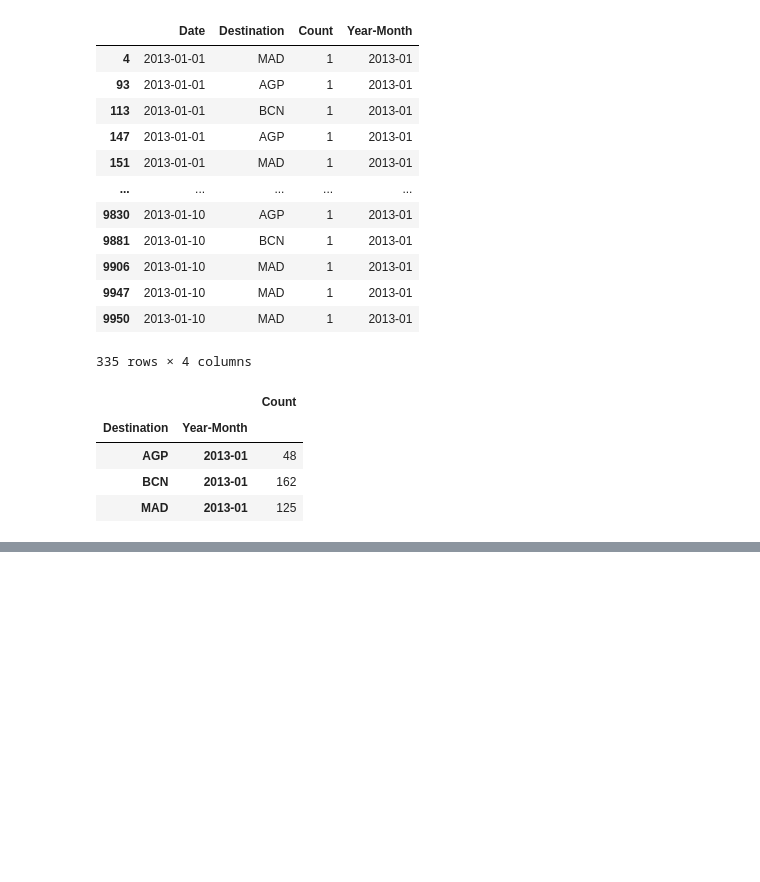
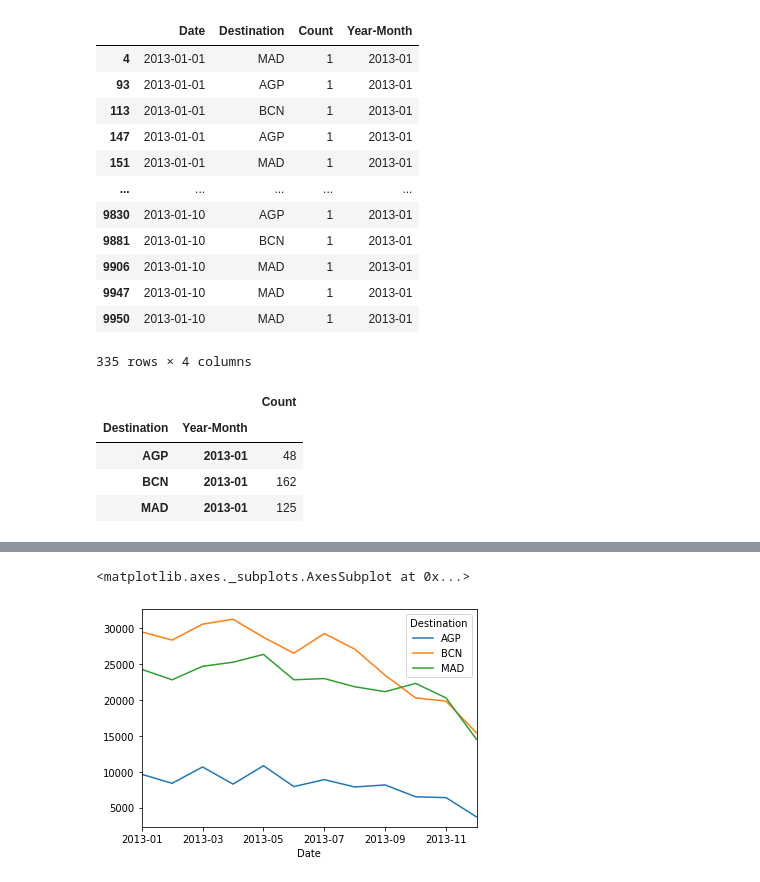
Before and after one commit to IvanCacha/Master_Data_Science, a Jupyter notebook: Amadeus_challenge_3.ipynb, the cells around one changed output, grey strips where cells are left out. Cells and saved outputs as stored; diff of their text form; code cells hidden in the pictures; blank space fills up the shorter version.

```diff
--- a/Amadeus_challenge_3.ipynb
+++ b/Amadeus_challenge_3.ipynb
@@ -129,0 +143,24 @@ s['Date']=s['Date'].str[0:7]
+# %%
+s = pd.read_csv(file, sep='^', chunksize=200000, usecols=['Date', 'Destination'])
+filter = ['MAD','BCN','AGP']
+# %%
+searches = pd.DataFrame()
+for i, chunks in enumerate(s):
+    print("Iteration:"+str(i))
+    chunks = chunks.dropna()
+    chunks = chunks[chunks.Destination.isin(filter)]
+    chunks['Count']=1
+    chunks['Date']=chunks['Date'].str[0:7]
+    chunks = chunks.groupby(['Destination','Date']).sum()
+    chunks.reset_index(inplace=True)
+    searches = searches.append(chunks)
+
+searches = searches.groupby(['Destination','Date']).sum()
+# %%
+searches.reset_index(inplace=True)
+# %%
+searches = searches.pivot('Date', 'Destination', 'Count')
+searches.plot()
+# %% [output]
+<matplotlib.axes._subplots.AxesSubplot at 0x...>
+[figure, added]
```
Also changed, not shown: parts of 4 cells of this notebook.
